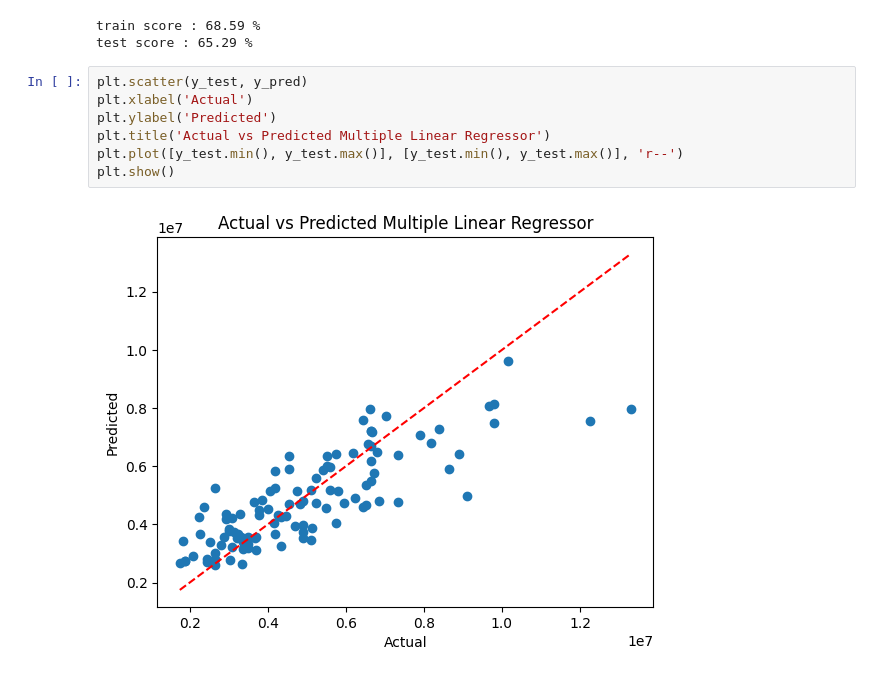
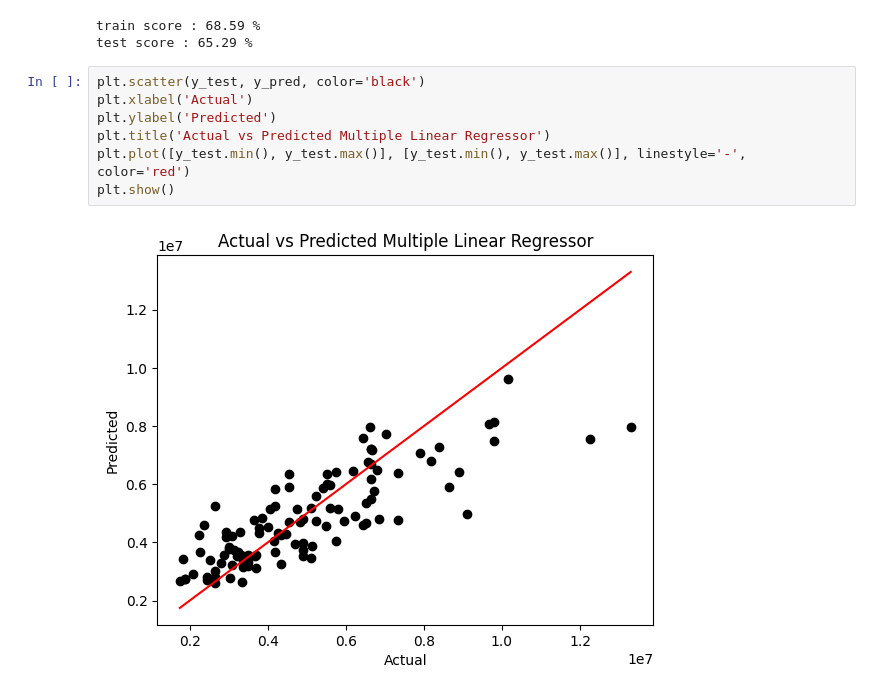
Before and after one commit to VerdyW/Housing-Price-Machine-Learning-Model, a Jupyter notebook: Housing.ipynb, the cells around one changed output. Drawn from its saved outputs; the diff is of its cells as text.

```diff
--- a/Housing.ipynb
+++ b/Housing.ipynb
@@ -387,11 +387,11 @@ print_save_score(loaded_modelMultiReg, model_name="Multiple Regression")
 train score : 68.59 %
 test score : 65.29 %
 # %%
-plt.scatter(y_test, y_pred)
+plt.scatter(y_test, y_pred, color='black')
 plt.xlabel('Actual')
 plt.ylabel('Predicted')
 plt.title('Actual vs Predicted Multiple Linear Regressor')
-plt.plot([y_test.min(), y_test.max()], [y_test.min(), y_test.max()], 'r--')
+plt.plot([y_test.min(), y_test.max()], [y_test.min(), y_test.max()], linestyle='-', color='red')
 plt.show()
 # %% [output]
-[figure, old version]
+[figure, new version]
```
Also changed, not shown: parts of 15 cells of this notebook.
